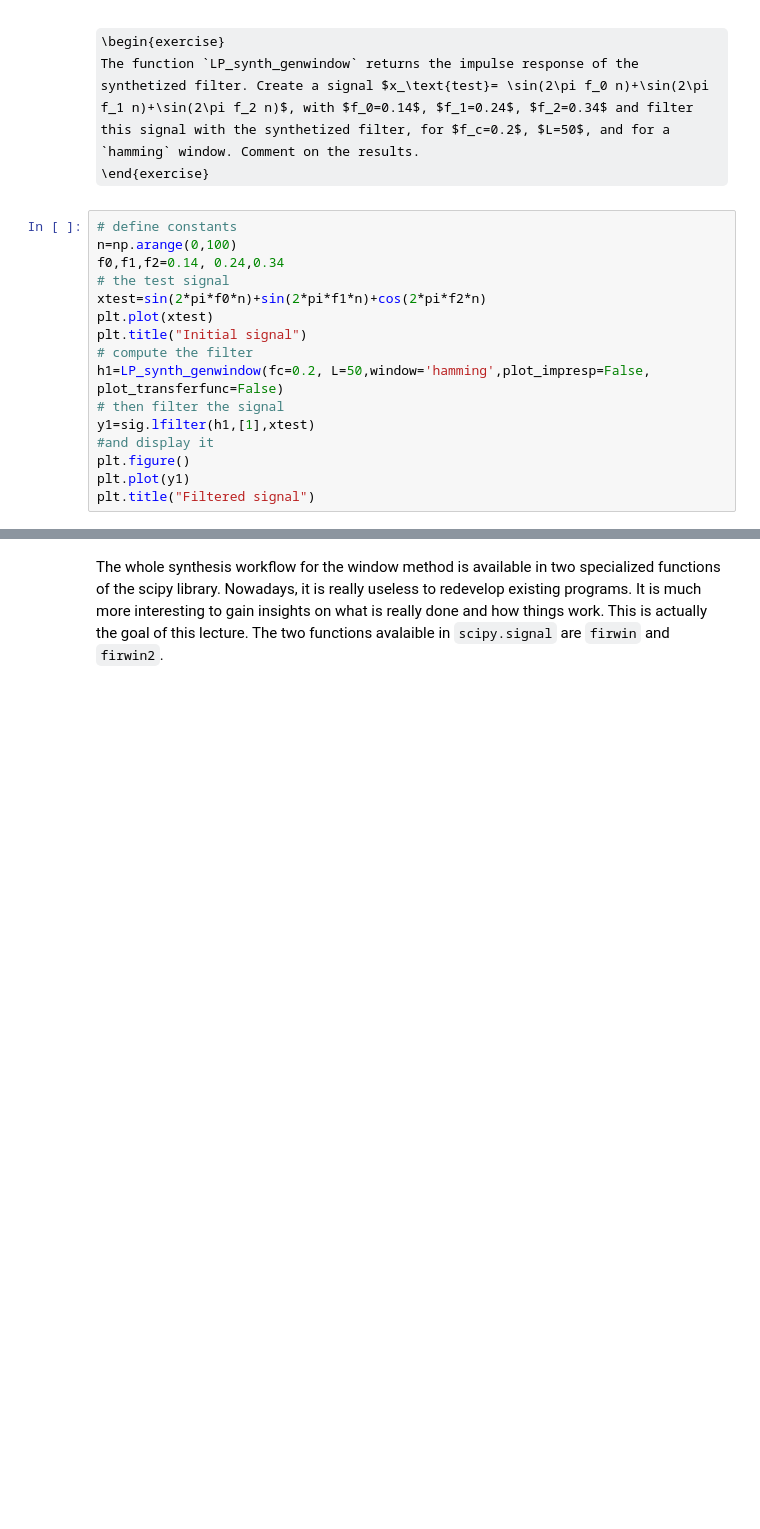
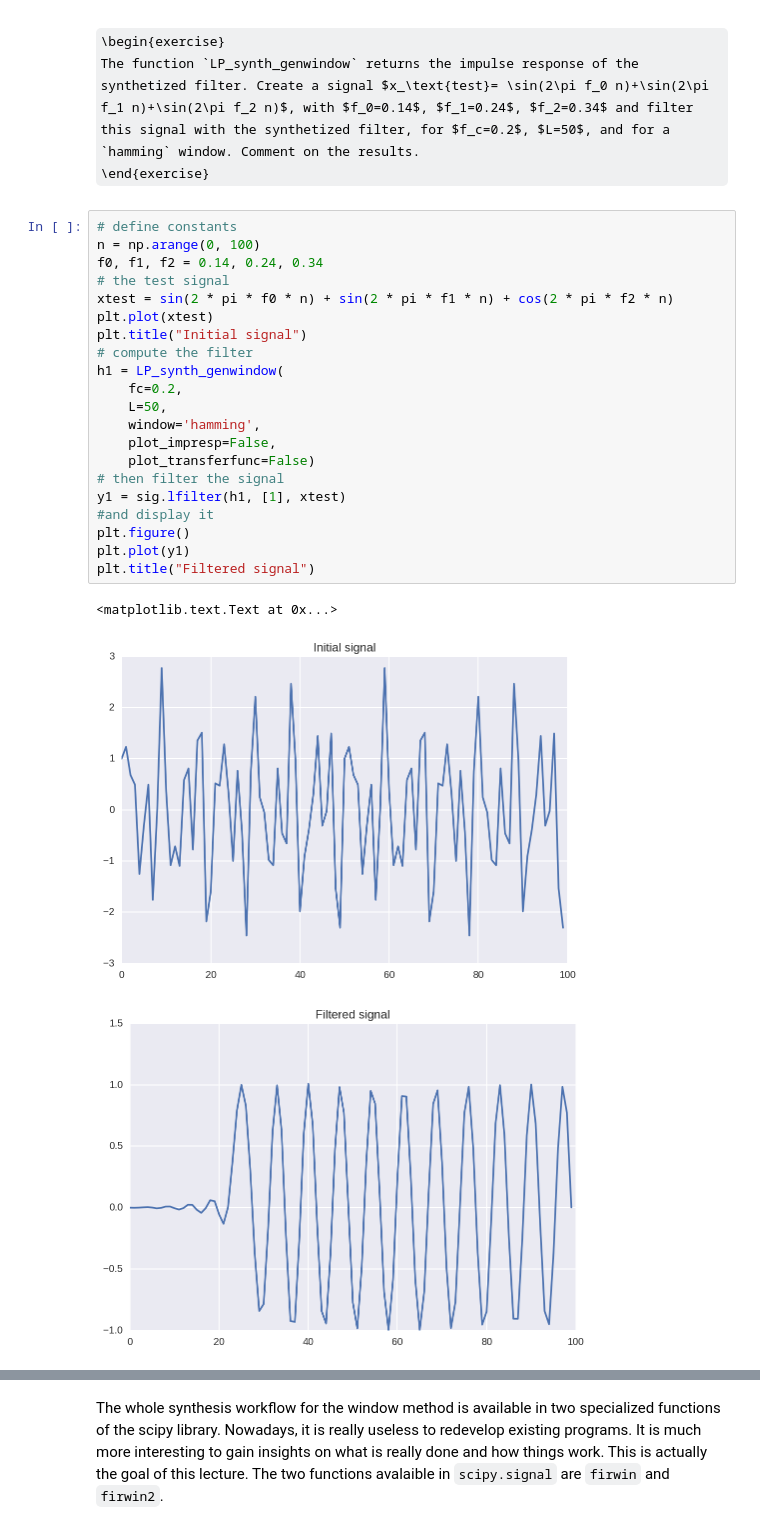
Before and after one commit to jfbercher/LecturesSignalProcessing, a Jupyter notebook: src/FIR_synthesis.ipynb, the cells around one changed output, grey strips where cells are left out. Drawn from its saved outputs; the diff is of its cells as text; some formulas as TeX source; blank space fills up the shorter version.

```diff
--- a/src/FIR_synthesis.ipynb
+++ b/src/FIR_synthesis.ipynb
@@ -354,17 +377,26 @@ The function `LP_synth_genwindow` returns the impulse response of the synthetize
 \end{exercise}
 # %%
 # define constants
-n=np.arange(0,100)
-f0,f1,f2=0.14, 0.24,0.34
+n = np.arange(0, 100)
+f0, f1, f2 = 0.14, 0.24, 0.34
 # the test signal
-xtest=sin(2*pi*f0*n)+sin(2*pi*f1*n)+cos(2*pi*f2*n)
+xtest = sin(2 * pi * f0 * n) + sin(2 * pi * f1 * n) + cos(2 * pi * f2 * n)
 plt.plot(xtest)
 plt.title("Initial signal")
 # compute the filter
-h1=LP_synth_genwindow(fc=0.2, L=50,window='hamming',plot_impresp=False, plot_transferfunc=False)
+h1 = LP_synth_genwindow(
+    fc=0.2,
+    L=50,
+    window='hamming',
+    plot_impresp=False,
+    plot_transferfunc=False)
 # then filter the signal
-y1=sig.lfilter(h1,[1],xtest)
+y1 = sig.lfilter(h1, [1], xtest)
 #and display it
 plt.figure()
 plt.plot(y1)
 plt.title("Filtered signal")
+# %% [output]
+<matplotlib.text.Text at 0x...>
+[figure, added]
+[figure, added]
```
Also changed, not shown: parts of 14 cells of this notebook, 30 other files.
